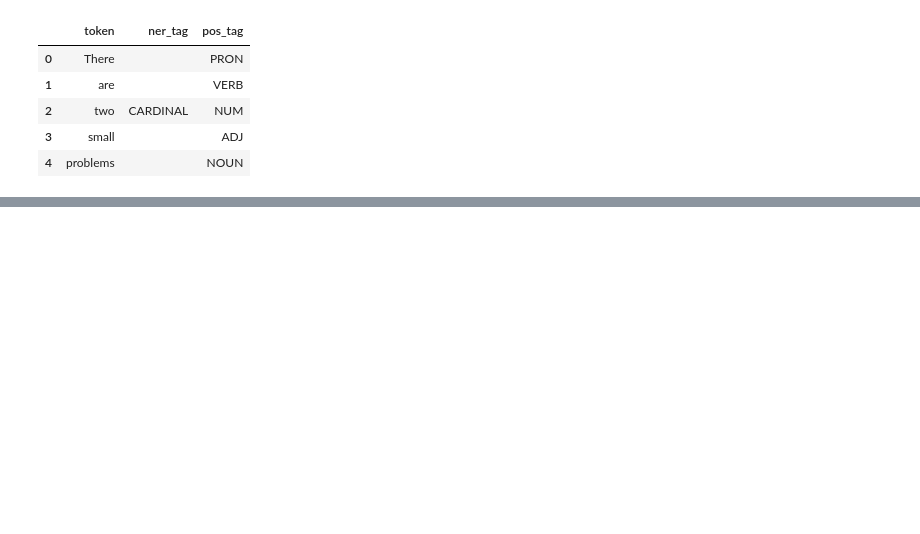
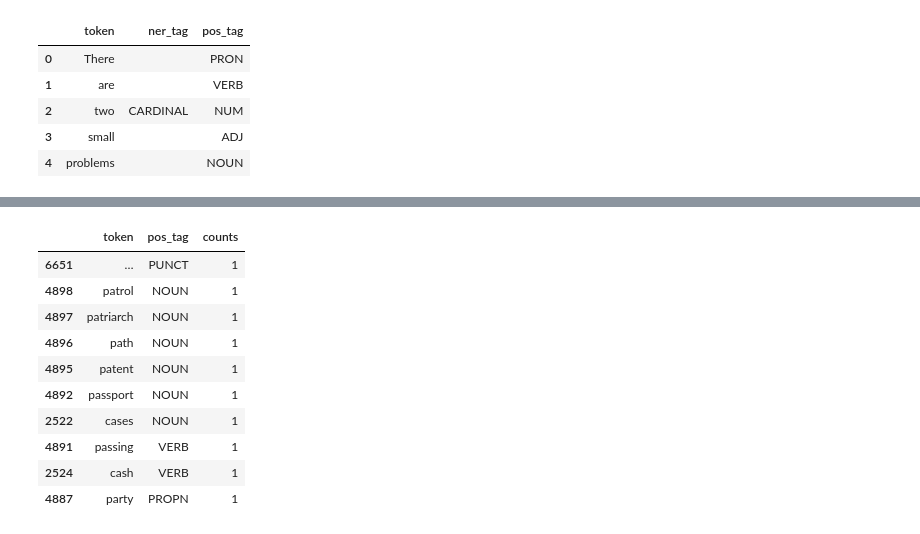
Before and after one commit to Pavan-AIML/NLP_based_REAL-Fake_new_classifier., a Jupyter notebook: code.ipynb, the cells around one changed output, grey strips where cells are left out. Cells and saved outputs as stored; diff of their text form; code cells hidden in the pictures; blank space fills up the shorter version.

```diff
--- a/code.ipynb
+++ b/code.ipynb
@@ -123,0 +142,16 @@ fake_tagsdf.head()
+# %%
+pos_counts_fact = fact_tagsdf.groupby(['token', 'pos_tag']).size().reset_index(name='counts').sort_values(by= 'counts')
+
+pos_counts_fact.head(10)
+# %% [output]
+|  | token | pos_tag | counts |
+| 6651 | … | PUNCT | 1 |
+| 4898 | patrol | NOUN | 1 |
+| 4897 | patriarch | NOUN | 1 |
+| 4896 | path | NOUN | 1 |
+| 4895 | patent | NOUN | 1 |
+| 4892 | passport | NOUN | 1 |
+| 2522 | cases | NOUN | 1 |
+| 4891 | passing | VERB | 1 |
+| 2524 | cash | VERB | 1 |
+| 4887 | party | PROPN | 1 |
```
Also changed, not shown: parts of 8 cells of this notebook.
